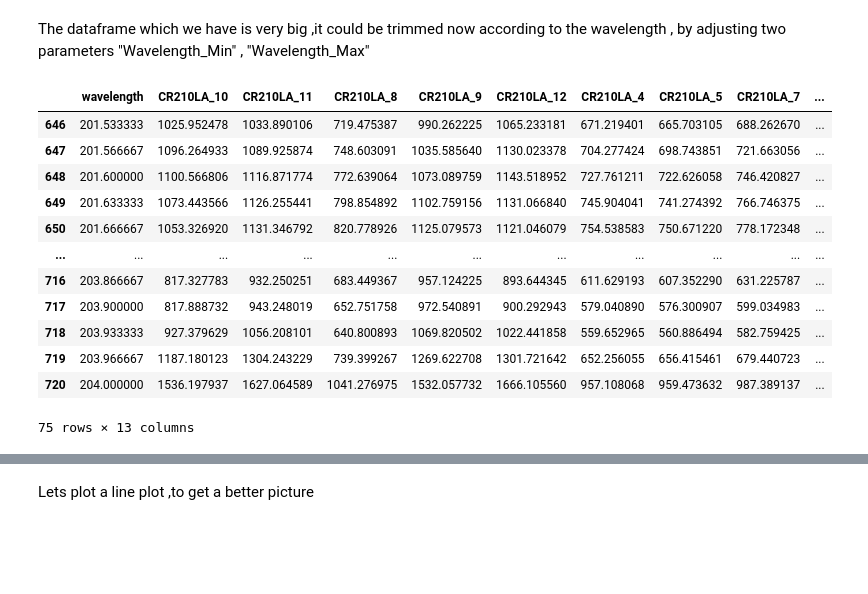
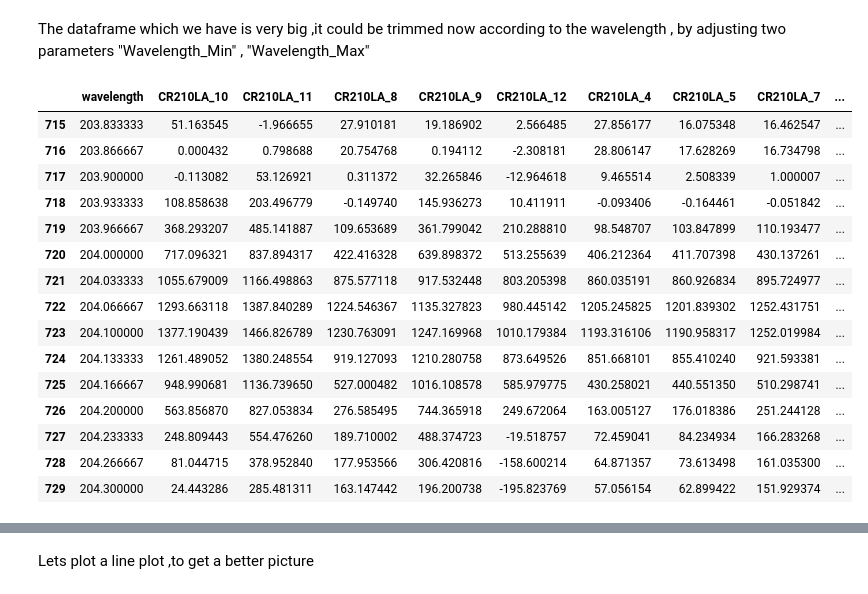
Before and after one commit to rahulrpatil3005/Handheld_LIBS, a Jupyter notebook: TUT6_UnivariateAnalysis_HandheldLIBS/UnivariateCalibration_hLIBS.ipynb, the cells around one changed output, grey strips where cells are left out. Cells and saved outputs as stored; diff of their text form; code cells hidden in the pictures; blank space fills up the shorter version.

```diff
--- a/TUT6_UnivariateAnalysis_HandheldLIBS/UnivariateCalibration_hLIBS.ipynb
+++ b/TUT6_UnivariateAnalysis_HandheldLIBS/UnivariateCalibration_hLIBS.ipynb
@@ -93,32 +113,51 @@ HR660Y_df = load_data('HR660Y')
+# %%
+CR210LA_BaselineCorrected_df = baseline_correction(CR210LA_Raw_df)
+
+CR240LA_BaselineCorrected_df = baseline_correction(CR240LA_Raw_df)
+
+CR300LA_BaselineCorrected_df = baseline_correction(CR300LA_Raw_df)
+
+CR440Y_BaselineCorrected_df = baseline_correction(CR440Y_Raw_df)
+
+CR570CP_BaselineCorrected_df = baseline_correction(CR570CP_Raw_df)
+
+CR700Y_BaselineCorrected_df = baseline_correction(CR700Y_Raw_df)
+
+HR660Y_BaselineCorrected_df = baseline_correction(HR660Y_Raw_df)
+
+CR1000Y_BaselineCorrected_df = baseline_correction(CR1000Y_Raw_df)
 # %% [markdown]
 # Peak Selection and Data Trimming
 # %% [markdown]
 The dataframe  which we have is very big ,it could be trimmed now according to the wavelength , by adjusting two parameters "Wavelength_Min" , "Wavelength_Max"
 # %%
-Wavelength_Min =201.5
-Wavelength_Max = 204
+Wavelength_Min = 203.8
+Wavelength_Max = 204.3
 
-CR210LA_Select_df = CR210LA_df[(CR210LA_df['wavelength'] >= Wavelength_Min) & (CR210LA_df['wavelength'] <= Wavelength_Max)]
-CR240LA_Select_df = CR240LA_df[(CR240LA_df['wavelength'] >= Wavelength_Min) & (CR240LA_df['wavelength'] <= Wavelength_Max)]
-CR300LA_Select_df = CR300LA_df[(CR300LA_df['wavelength'] >= Wavelength_Min) & (CR300LA_df['wavelength'] <= Wavelength_Max)]
-CR440Y_Select_df = CR440Y_df[(CR440Y_df['wavelength'] >= Wavelength_Min) & (CR440Y_df['wavelength'] <= Wavelength_Max)]
-CR570CP_Select_df = CR570CP_df[(CR570CP_df['wavelength'] >= Wavelength_Min) & (CR570CP_df['wavelength'] <= Wavelength_Max)]
-CR700Y_Select_df = CR700Y_df[(CR700Y_df['wavelength'] >= Wavelength_Min) & (CR700Y_df['wavelength'] <= Wavelength_Max)]
-HR660Y_Select_df = HR660Y_df[(HR660Y_df['wavelength'] >= Wavelength_Min) & (HR660Y_df['wavelength'] <= Wavelength_Max)]
-# CR1000Y_Select_df = CR1000Y_df[(CR1000Y_df['wavelength'] >= Wavelength_Min) & (CR1000Y_df['wavelength'] <= Wavelength_Max)]
+CR210LA_Select_df = CR210LA_BaselineCorrected_df[(CR210LA_BaselineCorrected_df['wavelength'] >= Wavelength_Min) & (CR210LA_BaselineCorrected_df['wavelength'] <= Wavelength_Max)]
+CR240LA_Select_df = CR240LA_BaselineCorrected_df[(CR240LA_BaselineCorrected_df['wavelength'] >= Wavelength_Min) & (CR240LA_BaselineCorrected_df['wavelength'] <= Wavelength_Max)]
+CR300LA_Select_df = CR300LA_BaselineCorrected_df[(CR300LA_BaselineCorrected_df['wavelength'] >= Wavelength_Min) & (CR300LA_BaselineCorrected_df['wavelength'] <= Wavelength_Max)]
+CR440Y_Select_df = CR440Y_BaselineCorrected_df[(CR440Y_BaselineCorrected_df['wavelength'] >= Wavelength_Min) & (CR440Y_BaselineCorrected_df['wavelength'] <= Wavelength_Max)]
+CR570CP_Select_df = CR570CP_BaselineCorrected_df[(CR570CP_BaselineCorrected_df['wavelength'] >= Wavelength_Min) & (CR570CP_BaselineCorrected_df['wavelength'] <= Wavelength_Max)]
+CR700Y_Select_df = CR700Y_BaselineCorrected_df[(CR700Y_BaselineCorrected_df['wavelength'] >= Wavelength_Min) & (CR700Y_BaselineCorrected_df['wavelength'] <= Wavelength_Max)]
+HR660Y_Select_df = HR660Y_BaselineCorrected_df[(HR660Y_BaselineCorrected_df['wavelength'] >= Wavelength_Min) & (HR660Y_BaselineCorrected_df['wavelength'] <= Wavelength_Max)]
+CR1000Y_Select_df = CR1000Y_BaselineCorrected_df[(CR1000Y_BaselineCorrected_df['wavelength'] >= Wavelength_Min) & (CR1000Y_BaselineCorrected_df['wavelength'] <= Wavelength_Max)]
 
 CR210LA_Select_df
 # %% [output]
 |  | wavelength | CR210LA_10 | CR210LA_11 | CR210LA_8 | CR210LA_9 | CR210LA_12 | CR210LA_4 | CR210LA_5 | CR210LA_7 | ... |
-| 646 | 201.533333 | 1025.952478 | 1033.890106 | 719.475387 | 990.262225 | 1065.233181 | 671.219401 | 665.703105 | 688.262670 | ... |
-| 647 | 201.566667 | 1096.264933 | 1089.925874 | 748.603091 | 1035.585640 | 1130.023378 | 704.277424 | 698.743851 | 721.663056 | ... |
-| 648 | 201.600000 | 1100.566806 | 1116.871774 | 772.639064 | 1073.089759 | 1143.518952 | 727.761211 | 722.626058 | 746.420827 | ... |
-| 649 | 201.633333 | 1073.443566 | 1126.255441 | 798.854892 | 1102.759156 | 1131.066840 | 745.904041 | 741.274392 | 766.746375 | ... |
-| 650 | 201.666667 | 1053.326920 | 1131.346792 | 820.778926 | 1125.079573 | 1121.046079 | 754.538583 | 750.671220 | 778.172348 | ... |
-| ... | ... | ... | ... | ... | ... | ... | ... | ... | ... | ... |
-| 716 | 203.866667 | 817.327783 | 932.250251 | 683.449367 | 957.124225 | 893.644345 | 611.629193 | 607.352290 | 631.225787 | ... |
-| 717 | 203.900000 | 817.888732 | 943.248019 | 652.751758 | 972.540891 | 900.292943 | 579.040890 | 576.300907 | 599.034983 | ... |
-| 718 | 203.933333 | 927.379629 | 1056.208101 | 640.800893 | 1069.820502 | 1022.441858 | 559.652965 | 560.886494 | 582.759425 | ... |
-| 719 | 203.966667 | 1187.180123 | 1304.243229 | 739.399267 | 1269.622708 | 1301.721642 | 652.256055 | 656.415461 | 679.440723 | ... |
-| 720 | 204.000000 | 1536.197937 | 1627.064589 | 1041.276975 | 1532.057732 | 1666.105560 | 957.108068 | 959.473632 | 987.389137 | ... |
+| 715 | 203.833333 | 51.163545 | -1.966655 | 27.910181 | 19.186902 | 2.566485 | 27.856177 | 16.075348 | 16.462547 | ... |
+| 716 | 203.866667 | 0.000432 | 0.798688 | 20.754768 | 0.194112 | -2.308181 | 28.806147 | 17.628269 | 16.734798 | ... |
+| 717 | 203.900000 | -0.113082 | 53.126921 | 0.311372 | 32.265846 | -12.964618 | 9.465514 | 2.508339 | 1.000007 | ... |
+| 718 | 203.933333 | 108.858638 | 203.496779 | -0.149740 | 145.936273 | 10.411911 | -0.093406 | -0.164461 | -0.051842 | ... |
+| 719 | 203.966667 | 368.293207 | 485.141887 | 109.653689 | 361.799042 | 210.288810 | 98.548707 | 103.847899 | 110.193477 | ... |
+| 720 | 204.000000 | 717.096321 | 837.894317 | 422.416328 | 639.898372 | 513.255639 | 406.212364 | 411.707398 | 430.137261 | ... |
+| 721 | 204.033333 | 1055.679009 | 1166.498863 | 875.577118 | 917.532448 | 803.205398 | 860.035191 | 860.926834 | 895.724977 | ... |
+| 722 | 204.066667 | 1293.663118 | 1387.840289 | 1224.546367 | 1135.327823 | 980.445142 | 1205.245825 | 1201.839302 | 1252.431751 | ... |
+| 723 | 204.100000 | 1377.190439 | 1466.826789 | 1230.763091 | 1247.169968 | 1010.179384 | 1193.316106 | 1190.958317 | 1252.019984 | ... |
+| 724 | 204.133333 | 1261.489052 | 1380.248554 | 919.127093 | 1210.280758 | 873.649526 | 851.668101 | 855.410240 | 921.593381 | ... |
+| 725 | 204.166667 | 948.990681 | 1136.739650 | 527.000482 | 1016.108578 | 585.979775 | 430.258021 | 440.551350 | 510.298741 | ... |
+| 726 | 204.200000 | 563.856870 | 827.053834 | 276.585495 | 744.365918 | 249.672064 | 163.005127 | 176.018386 | 251.244128 | ... |
+| 727 | 204.233333 | 248.809443 | 554.476260 | 189.710002 | 488.374723 | -19.518757 | 72.459041 | 84.234934 | 166.283268 | ... |
+| 728 | 204.266667 | 81.044715 | 378.952840 | 177.953566 | 306.420816 | -158.600214 | 64.871357 | 73.613498 | 161.035300 | ... |
+| 729 | 204.300000 | 24.443286 | 285.481311 | 163.147442 | 196.200738 | -195.823769 | 57.056154 | 62.899422 | 151.929374 | ... |
-75 rows × 13 columns
```
Also changed, not shown: parts of 14 cells of this notebook, 4 other files.
